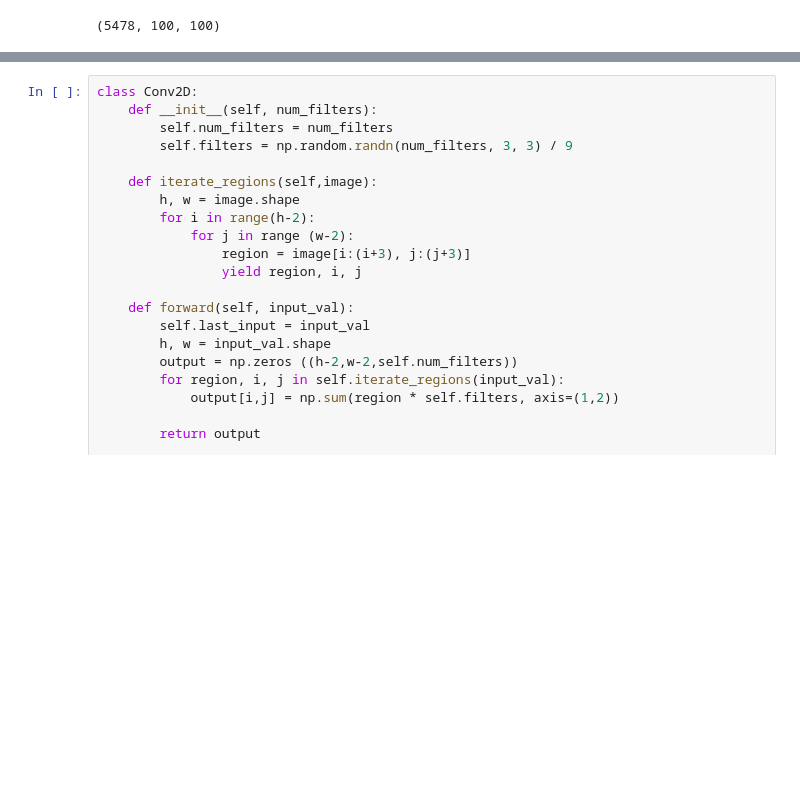
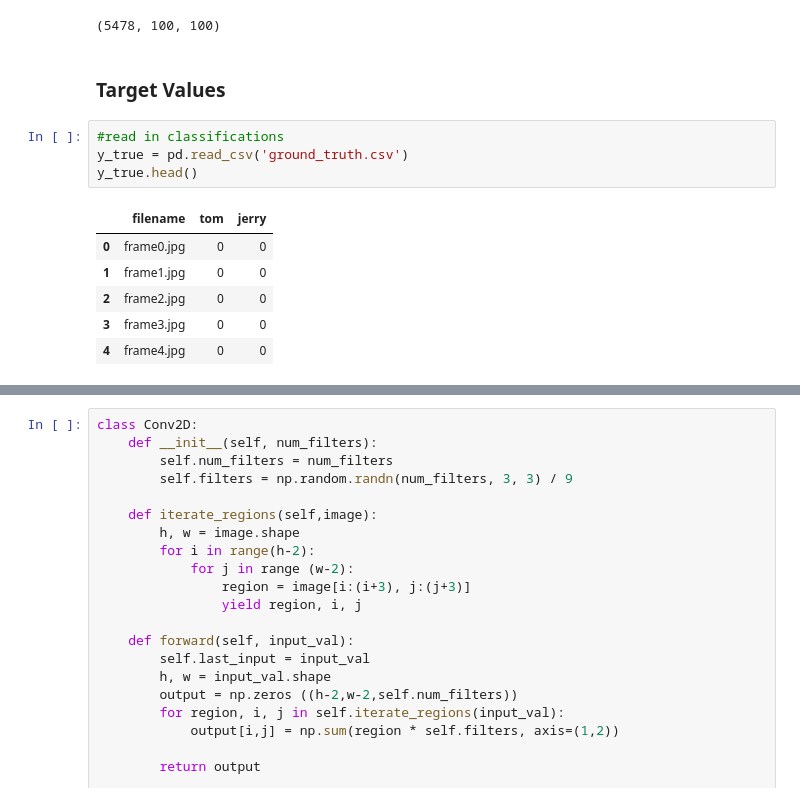
Before and after one commit to nwetmore99/Tom-and-Jerry, a Jupyter notebook: tom_jerry_nathan.ipynb, the cells around one changed output, grey strips where cells are left out. Drawn from its saved outputs; the diff is of its cells as text; blank space fills up the shorter version.

```diff
--- a/tom_jerry_nathan.ipynb
+++ b/tom_jerry_nathan.ipynb
@@ -47,3 +62,16 @@ plt.imshow(images[0])
 images.shape
 # %% [output]
 (5478, 100, 100)
+# %% [markdown]
+### Target Values
+# %%
+#read in classifications
+y_true = pd.read_csv('ground_truth.csv')
+y_true.head()
+# %% [output]
+|  | filename | tom | jerry |
+| 0 | frame0.jpg | 0 | 0 |
+| 1 | frame1.jpg | 0 | 0 |
+| 2 | frame2.jpg | 0 | 0 |
+| 3 | frame3.jpg | 0 | 0 |
+| 4 | frame4.jpg | 0 | 0 |
```
Also changed, not shown: parts of 24 cells of this notebook.
